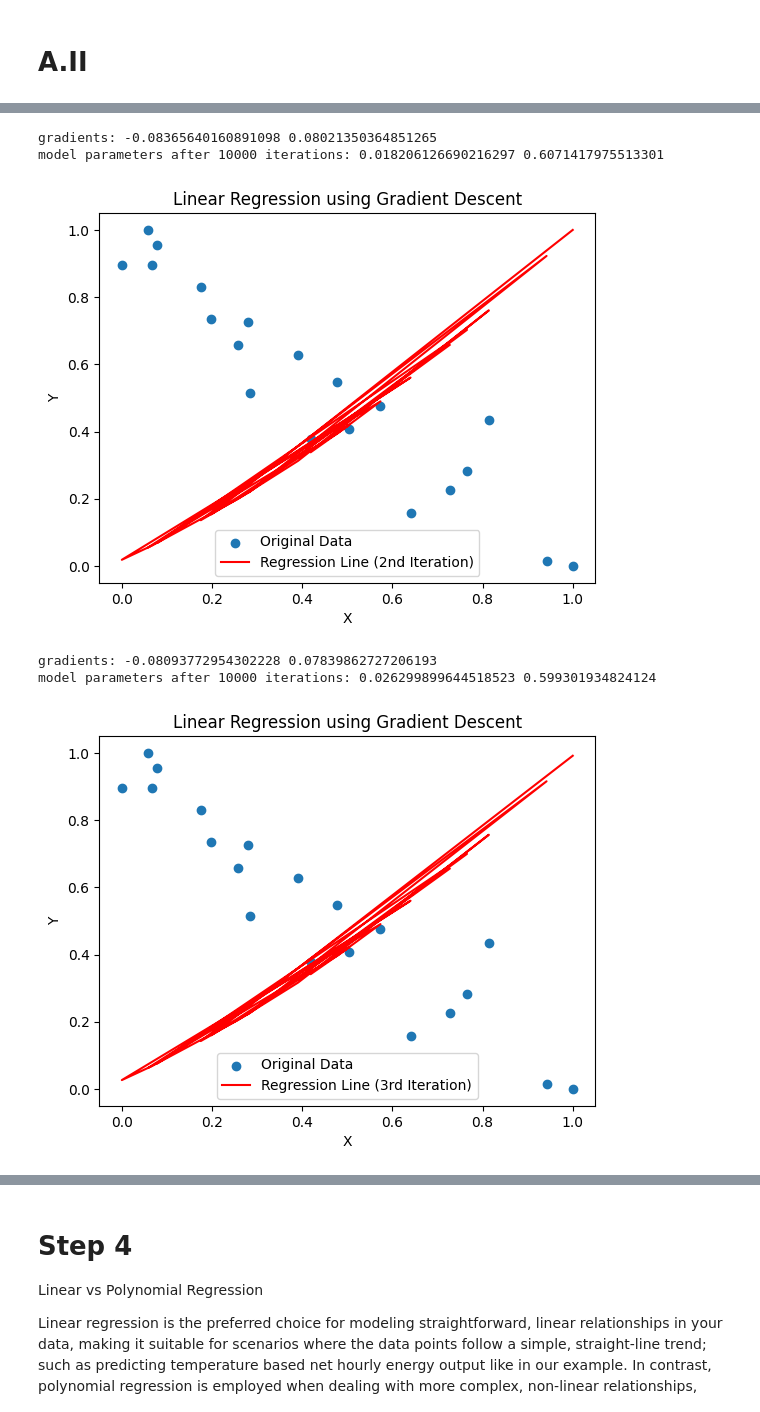
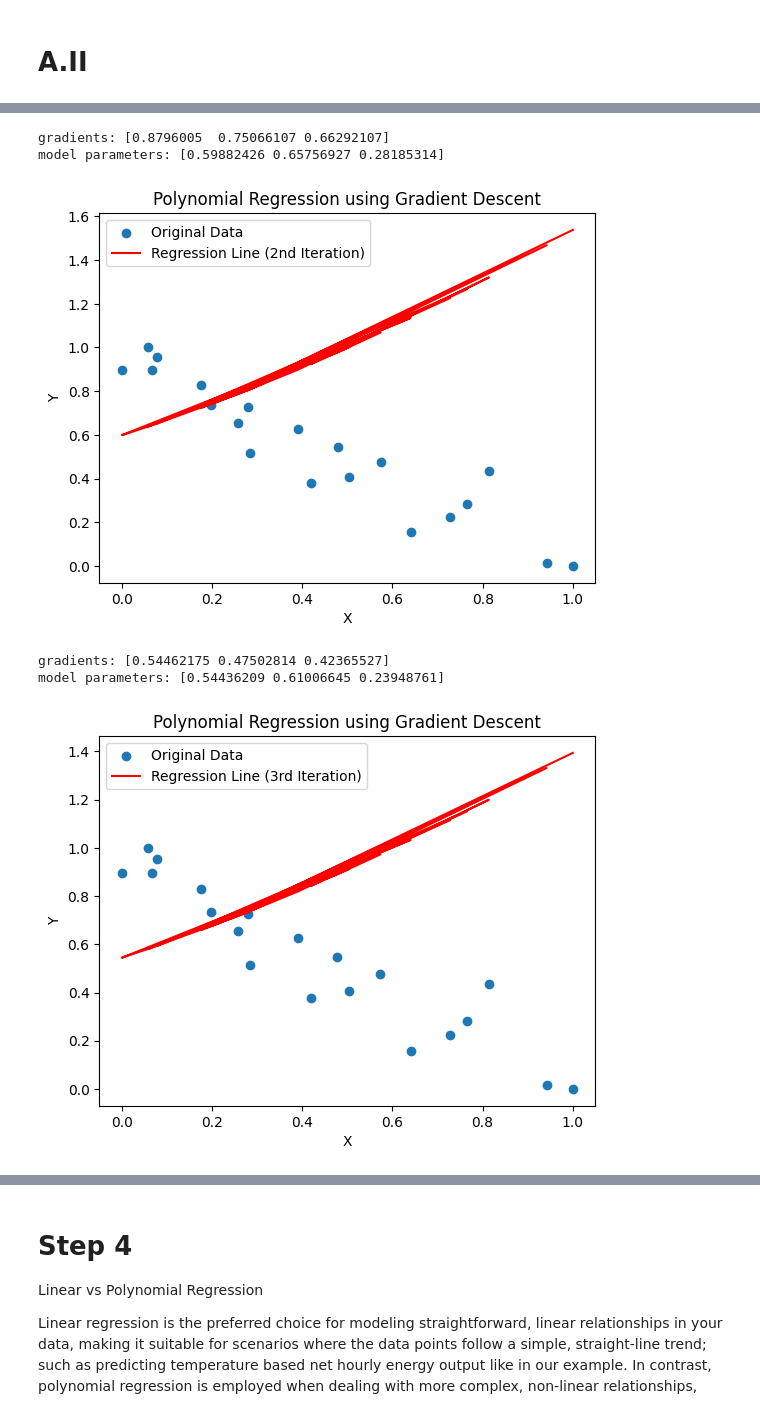
Before and after one commit to umutucak/introML, a Jupyter notebook: assignment1/task_A.ipynb, the cells around one changed output, grey strips where cells are left out. Saved outputs shown, nothing was run; the diff lists cells and outputs as text; code cells hidden in the pictures.

```diff
--- a/assignment1/task_A.ipynb
+++ b/assignment1/task_A.ipynb
@@ -105,6 +106,8 @@ plt.show()
 
 def cost_function(theta, x, y):
     """Implementation of the Mean Squared Error (MSE) cost function.
+
+    Will predict a set of y values, and calculate the cost between.
 
     Args:
         - theta: model parameters
@@ -142,5 +145,7 @@ theta[0] = np.random.random()
 theta[1] = np.random.random()
 cost = cost_function(theta, np.array(df.X), np.array(df.Y))
 theta_gradient = get_gradient(theta, np.array(df.X), np.array(df.Y))
-print(cost, theta_gradient)
+print(theta, cost, theta_gradient)
+theta = 0.1 * theta_gradient
+theta
 # %% [output]
@@ -206,11 +210,10 @@ model parameters: 0.5654216648293592 0.06296247957778717
 
 theta_gradient = get_gradient(theta, np.array(df.X), np.array(df.Y))
 
-theta[0] -= learning_rate * theta_gradient[0]
-theta[1] -= learning_rate * theta_gradient[1]
+theta -= learning_rate * theta_gradient
 
-print("gradients:", theta_gradient[0], theta_gradient[1])
-print("model parameters:", theta[0], theta[1])
+print("gradients:", theta_gradient)
+print("model parameters:", theta)
 
 plt.scatter(df.X, df.Y, label='Original Data')
 plt.plot(df.X, theta[1]*df.X + theta[0], color='red', label='Regression Line (Third Iteration)')
@@ -226,7 +229,6 @@ model parameters: 0.5599513709417867 0.05172817041566861
 # %%
 # Step 8 Gradient Descent - final iteration
 
-cost_acceptance = 1e-8
 for i in range(iterations):
     cost = cost_function(theta, np.array(df.X), np.array(df.Y))
     costs.append(cost)
@@ -235,11 +237,10 @@ for i in range(iterations):
     theta_gradient = get_gradient(theta, np.array(df.X), np.array(df.Y))
 
     # Update the model parameters
-    theta[0] -= learning_rate * theta_gradient[0]
-    theta[1] -= learning_rate * theta_gradient[1]
+    theta -= learning_rate * theta_gradient
 
-print("gradients:", theta_gradient[0], theta_gradient[1])
-print(f"model parameters after {iterations} iterations:", theta[0], theta[1])
+print("gradients:", theta_gradient)
+print(f"model parameters after {iterations} iterations:", theta)
 print('last cost:', costs[-1])
 
 plt.scatter(df.X, df.Y, label='Original Data')
@@ -307,5 +327,5 @@ def get_gradient(theta, x, y):
 # %%
-# Step 2 and Step 3
+# Step 2 and 3 - update rule for model parameters and polynomial gradient descent first iteration
 
 theta = np.zeros(3)
 theta[0] = np.random.random()
@@ -321,18 +341,16 @@ costs.append(cost)
 
 theta_gradient = get_gradient(theta, np.array(df.X), np.array(df.Y))
 
-theta[0] -= learning_rate * theta_gradient[0]
-theta[1] -= learning_rate * theta_gradient[1]
-theta[2] -= learning_rate * theta_gradient[2]
+theta -= learning_rate * theta_gradient
 
-print("gradients:", theta_gradient[0], theta_gradient[1])
-print(f"model parameters after {iterations} iterations:", theta[0], theta[1])
+print("gradients:", theta_gradient)
+print("model parameters:", theta)
 
 plt.scatter(df.X, df.Y, label='Original Data')
 plt.plot(df.X, theta[0] + theta[1]*df.X + theta[2]*(df.X**2), color='red', label='Regression Line (1st Iteration)')
 plt.xlabel('X')
 plt.ylabel('Y')
 plt.legend()
-plt.title('Linear Regression using Gradient Descent')
+plt.title('Polynomial Regression using Gradient Descent')
 plt.show()
 # %% [output]
@@ -343,53 +361,49 @@ model parameters after 10000 iterations: 0.009840486529325199 0.6151631479161814
 # %%
-# Step 3
+# Step 3 - Polynomial Gradient Descent second iteration
 
 cost = cost_function(theta, np.array(df.X), np.array(df.Y))
 costs.append(cost)
 
 theta_gradient = get_gradient(theta, np.array(df.X), np.array(df.Y))
 
-theta[0] -= learning_rate * theta_gradient[0]
-theta[1] -= learning_rate * theta_gradient[1]
-theta[2] -= learning_rate * theta_gradient[2]
+theta -= learning_rate * theta_gradient
 
-print("gradients:", theta_gradient[0], theta_gradient[1])
-print(f"model parameters after {iterations} iterations:", theta[0], theta[1])
+print("gradients:", theta_gradient)
+print("model parameters:", theta)
 
 plt.scatter(df.X, df.Y, label='Original Data')
 plt.plot(df.X, theta[0] + theta[1]*df.X + theta[2]*(df.X**2), color='red', label='Regression Line (2nd Iteration)')
 plt.xlabel('X')
 plt.ylabel('Y')
 plt.legend()
-plt.title('Linear Regression using Gradient Descent')
+plt.title('Polynomial Regression using Gradient Descent')
 plt.show()
 # %% [output]
-gradients: -0.08365640160891098 0.08021350364851265
-model parameters after 10000 iterations: 0.018206126690216297 0.6071417975513301
+gradients: [0.8796005  0.75066107 0.66292107]
+model parameters: [0.59882426 0.65756927 0.28185314]
-[figure, old version]
+[figure, new version]
 # %%
-# Step 3
+# Step 3 - Polynomial Gradient Descent third iteration
 
 cost = cost_function(theta, np.array(df.X), np.array(df.Y))
 costs.append(cost)
 
 theta_gradient = get_gradient(theta, np.array(df.X), np.array(df.Y))
 
-theta[0] -= learning_rate * theta_gradient[0]
-theta[1] -= learning_rate * theta_gradient[1]
-theta[2] -= learning_rate * theta_gradient[2]
+theta -= learning_rate * theta_gradient
 
-print("gradients:", theta_gradient[0], theta_gradient[1])
-print(f"model parameters after {iterations} iterations:", theta[0], theta[1])
+print("gradients:", theta_gradient)
+print("model parameters:", theta)
 
 plt.scatter(df.X, df.Y, label='Original Data')
 plt.plot(df.X, theta[0] + theta[1]*df.X + theta[2]*(df.X**2), color='red', label='Regression Line (3rd Iteration)')
 plt.xlabel('X')
 plt.ylabel('Y')
 plt.legend()
-plt.title('Linear Regression using Gradient Descent')
+plt.title('Polynomial Regression using Gradient Descent')
 plt.show()
 # %% [output]
-gradients: -0.08093772954302228 0.07839862727206193
-model parameters after 10000 iterations: 0.026299899644518523 0.599301934824124
+gradients: [0.54462175 0.47502814 0.42365527]
+model parameters: [0.54436209 0.61006645 0.23948761]
-[figure, old version]
+[figure, new version]
 # %%
```
Also changed, not shown: parts of 11 cells of this notebook.
